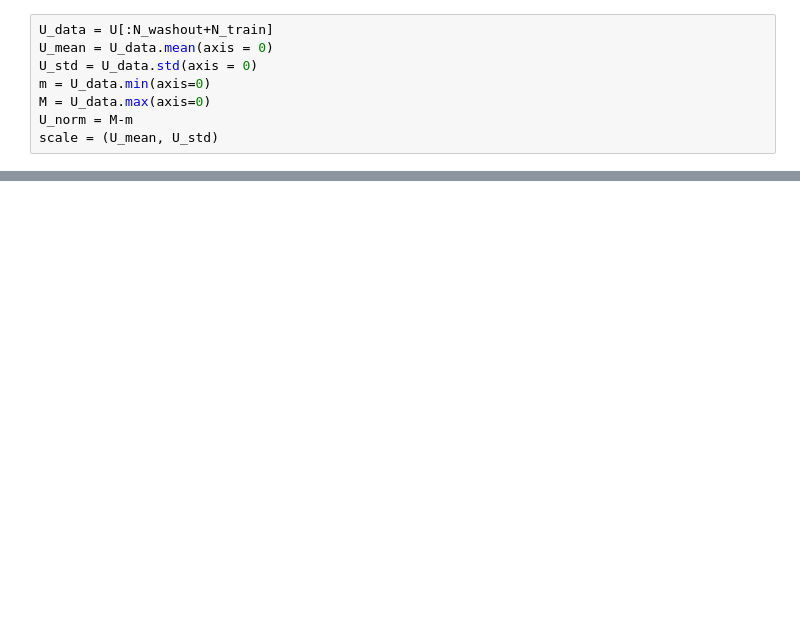
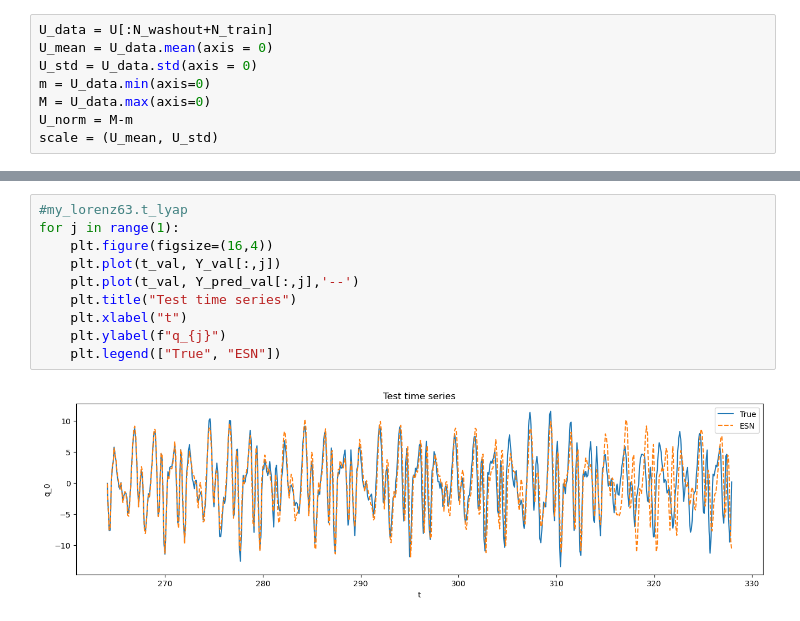
Before and after one commit to MagriLab/Adjoint-ESN, a Jupyter notebook: src/run.ipynb, the cells around one changed output, grey strips where cells are left out. Saved outputs shown, nothing was run; the diff lists cells and outputs as text; blank space fills up the shorter version.

```diff
--- a/src/run.ipynb
+++ b/src/run.ipynb
@@ -87,3 +139,15 @@ for j in range(my_lorenz63.N_dim):
+# %%
+#my_lorenz63.t_lyap
+for j in range(1):
+    plt.figure(figsize=(16,4))
+    plt.plot(t_val, Y_val[:,j])
+    plt.plot(t_val, Y_pred_val[:,j],'--')
+    plt.title("Test time series")
+    plt.xlabel("t")
+    plt.ylabel(f"q_{j}")
+    plt.legend(["True", "ESN"])
+# %% [output]
+[figure, added]
 # %%
 from adjoint_esn.validation import validate
 
```
Also changed, not shown: parts of 14 cells of this notebook, 5 other files.
